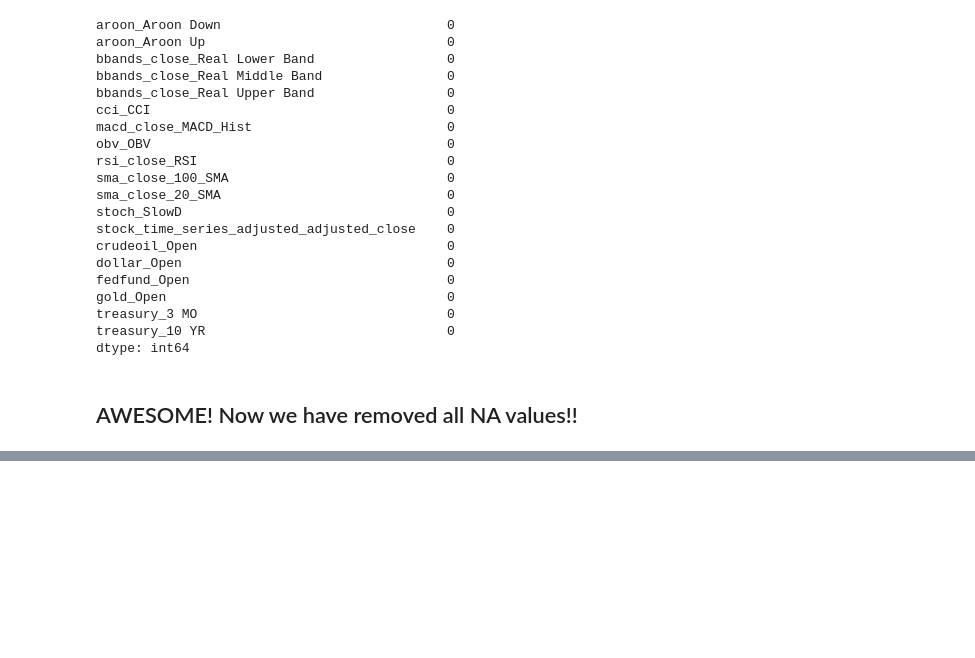
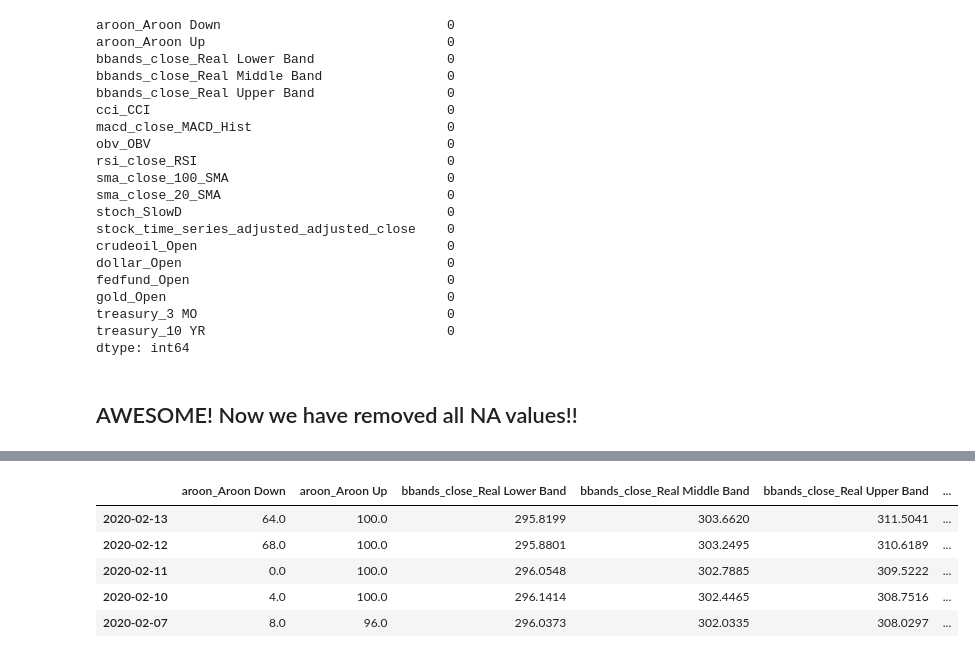
Before and after one commit to HaoxuanXu/Stock_Market_Trend_Prediction, a Jupyter notebook: Data_Cleaning.ipynb, the cells around one changed output, grey strips where cells are left out. Saved outputs shown, nothing was run; the diff lists cells and outputs as text; code cells hidden in the pictures; blank space fills up the shorter version.

```diff
--- a/Data_Cleaning.ipynb
+++ b/Data_Cleaning.ipynb
@@ -502,0 +513,11 @@ dtype: int64
+# %%
+# First of all, I may want to calculate the difference between aroon up and aroon down to measure volatility
+data_since_2011_02["aroon_bandwidth"] = data_since_2011_02["aroon_Aroon Up"] - data_since_2011_02["aroon_Aroon Down"]
+data_since_2011_02.head()
+# %% [output]
+|  | aroon_Aroon Down | aroon_Aroon Up | bbands_close_Real Lower Band | bbands_close_Real Middle Band | bbands_close_Real Upper Band | ... |
+| 2020-02-13 | 64.0 | 100.0 | 295.8199 | 303.6620 | 311.5041 | ... |
+| 2020-02-12 | 68.0 | 100.0 | 295.8801 | 303.2495 | 310.6189 | ... |
+| 2020-02-11 | 0.0 | 100.0 | 296.0548 | 302.7885 | 309.5222 | ... |
+| 2020-02-10 | 4.0 | 100.0 | 296.1414 | 302.4465 | 308.7516 | ... |
+| 2020-02-07 | 8.0 | 96.0 | 296.0373 | 302.0335 | 308.0297 | ... |
```
Also changed, not shown: parts of 16 cells of this notebook, 2 other files.
